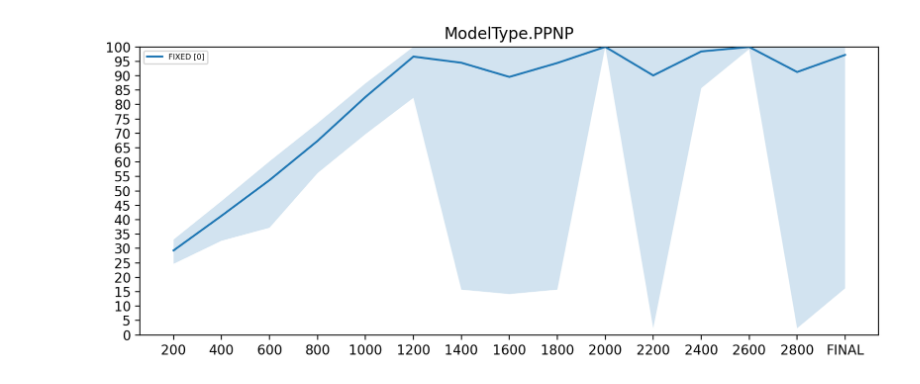
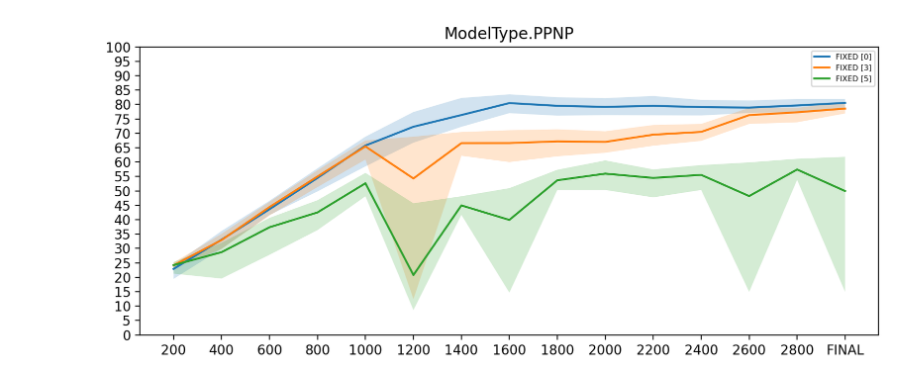
Before and after one commit to antoniooroz/guided-research, a Jupyter notebook: visualizations/active_learning_sbmal.ipynb, the cells around one changed output. Cells and saved outputs as stored; diff of their text form; code cells hidden in the pictures.

```diff
--- a/visualizations/active_learning_sbmal.ipynb
+++ b/visualizations/active_learning_sbmal.ipynb
@@ -6,8 +6,8 @@ import numpy as np
 from math import floor, ceil, sqrt
 
 ############### PARAMS ##################
-tag = "active_learning_sbm_unbalanced_val0_al2.1_v3t"
-only_compare = ['FIXED [0]']
+tag = "active_learning_sbm_balanced_val0_al2.2_v2"
+only_compare = []
 #########################################
 
 wandb.login()
@@ -125,31 +125,31 @@ for key, runs in runs_per_model.items():
             'max': run.summary[f"max{SUMMARY_FINAL_ACCURACY}"]*100,
             'min': run.summary[f"min{SUMMARY_FINAL_ACCURACY}"]*100,
             'timestep': 'FINAL',
             'selector': active_learning_selector
         })
 
     sortBy(datapoints)
 
     df = pd.DataFrame(dict(
         x=getColumn(datapoints, 'timestep'),
         y=getColumn(datapoints, 'accuracy'),
         err=getColumn(datapoints, 'deviation'),
         label=getColumn(datapoints, 'selector'),
         minimum=getColumn(datapoints, 'min'),
         maximum=getColumn(datapoints, 'max')))
     groups = df.groupby('label')
 
     fig, ax = plt.subplots(figsize=(10, 4), dpi=200)
     ax.margins(0.05)
     for name, group in groups:
         ax.set_ylim([0.0, 100])
         ax.plot(group.x, group.y, '-', label=name, zorder=10)
         #ax.fill_between(group.x, group.y-group.err, group.y+group.err, label=f"_{name}", alpha=0.2, zorder=0)
         ax.fill_between(group.x, group.minimum, group.maximum, label=f"_{name}", alpha=0.2, zorder=0)
         ax.yaxis.set_ticks(np.arange(0, 105, 5))
 
     ax.legend(fontsize = 'xx-small')
     plt.title(key)
     plt.show()
 # %% [output]
-[figure, old version]
+[figure, new version]
```
Also changed, not shown: 4 other files.
